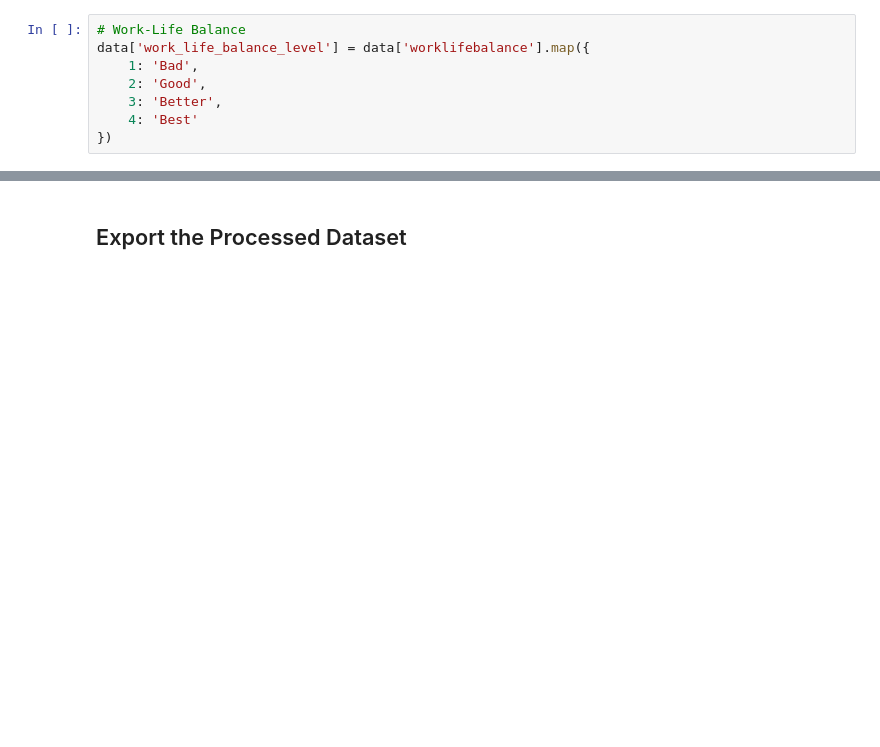
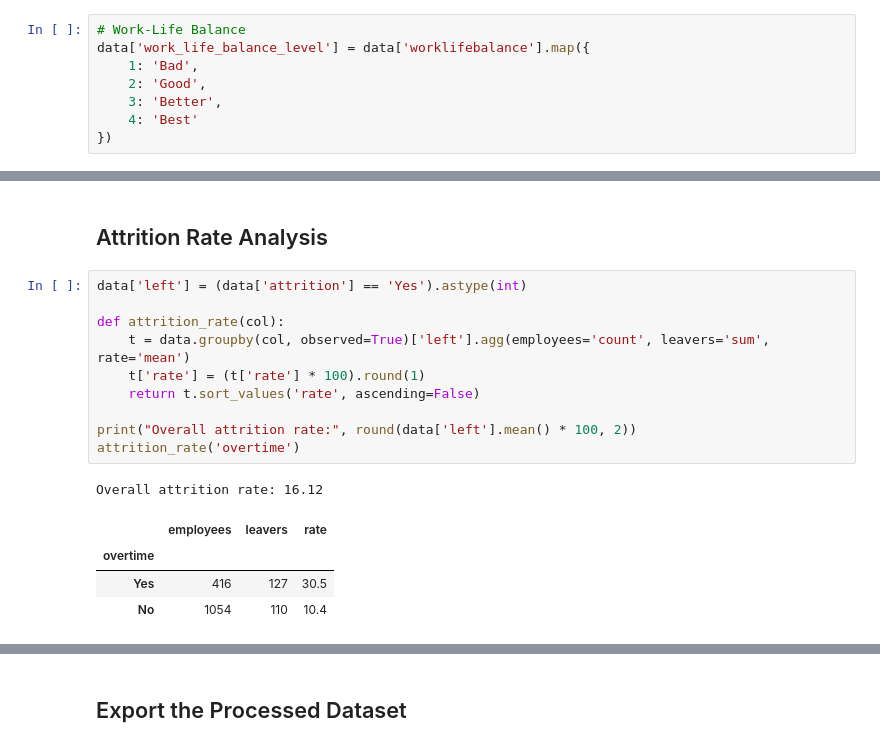
Before and after one commit to anjalikumari6246/HR-Analytics-Employee-Retention, a Jupyter notebook: notebooks/employee_attrition_analysis.ipynb, the cells around one changed output, grey strips where cells are left out. Saved outputs shown, nothing was run; the diff lists cells and outputs as text; blank space fills up the shorter version.

```diff
--- a/notebooks/employee_attrition_analysis.ipynb
+++ b/notebooks/employee_attrition_analysis.ipynb
@@ -453,3 +462,21 @@ print(data[[
 2                          Medium                  Better
 3                            High                  Better
 4                       Very High                  Better
+# %% [markdown]
+## Attrition Rate Analysis
+# %%
+data['left'] = (data['attrition'] == 'Yes').astype(int)
+
+def attrition_rate(col):
+    t = data.groupby(col, observed=True)['left'].agg(employees='count', leavers='sum', rate='mean')
+    t['rate'] = (t['rate'] * 100).round(1)
+    return t.sort_values('rate', ascending=False)
+
+print("Overall attrition rate:", round(data['left'].mean() * 100, 2))
+attrition_rate('overtime')
+# %% [output]
+Overall attrition rate: 16.12
+|  | employees | leavers | rate |
+| overtime |  |  |  |
+| Yes | 416 | 127 | 30.5 |
+| No | 1054 | 110 | 10.4 |
```
Also changed, not shown: parts of 24 cells of this notebook.
